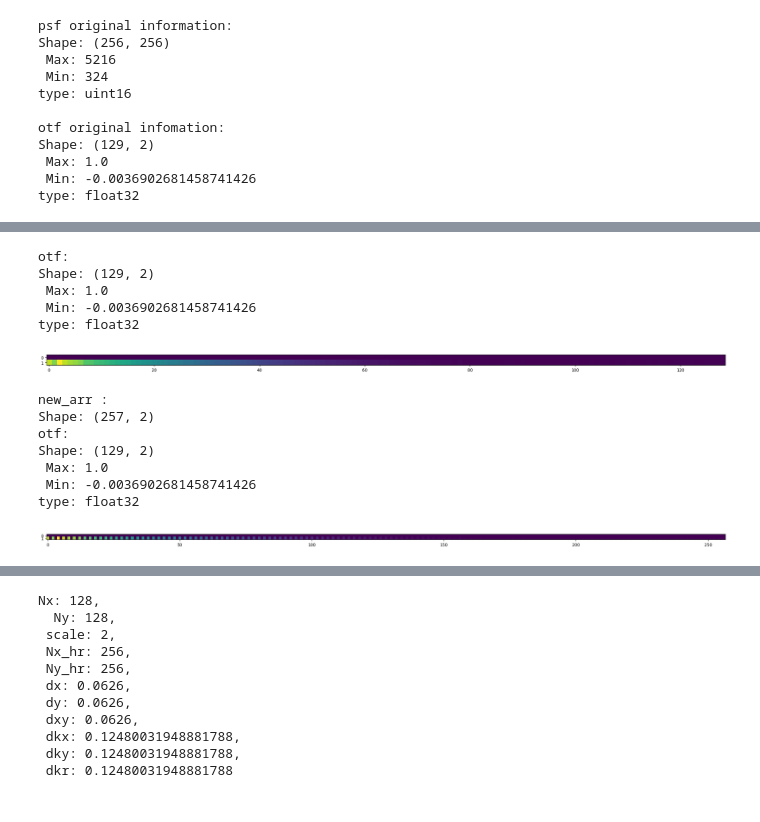
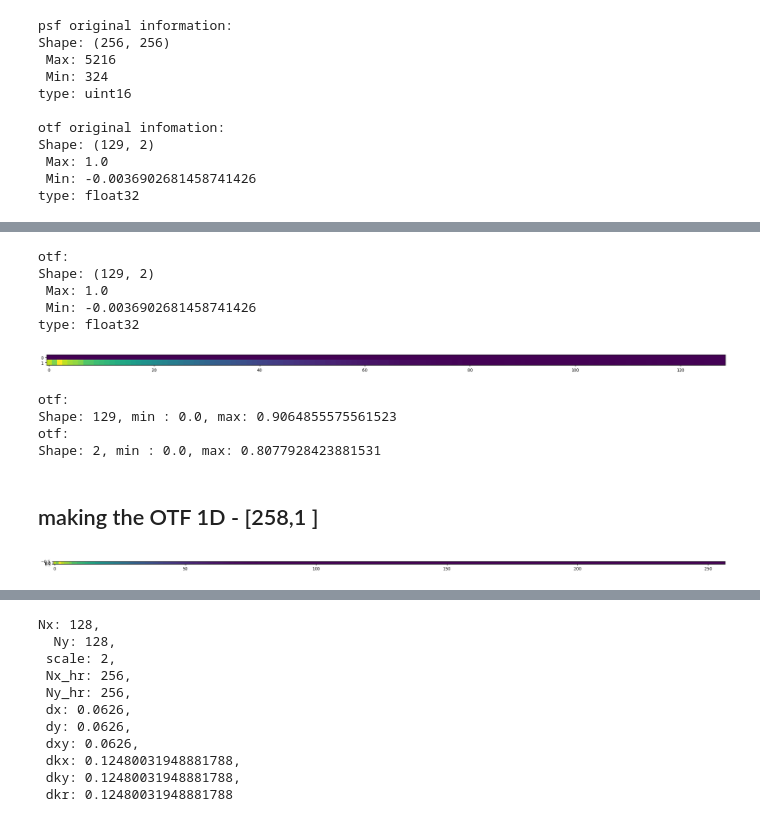
Before and after one commit to ArghaSarker/RDL-SIM-cleanup, a Jupyter notebook: oft_and_psf_extractor.ipynb, the cells around one changed output, grey strips where cells are left out. Drawn from its saved outputs; the diff is of its cells as text; code cells hidden in the pictures.

```diff
--- a/oft_and_psf_extractor.ipynb
+++ b/oft_and_psf_extractor.ipynb
@@ -35,6 +54,9 @@ print(f'otf: \nShape: {otf.shape}\n Max: {otf.max()}\n Min: {otf.min()} \ntype:
 plt.figure(figsize=(30, 20))
 plt.imshow(np.rot90(otf))
 plt.show()
+
+print(f'otf: \nShape: {otf.shape[0]}, min : {otf[0].min()}, max: {otf[0].max()}')
+print(f'otf: \nShape: {otf.shape[1]}, min : {otf[1].min()}, max: {otf[1].max()}')
 # %% [output]
 otf:
 Shape: (129, 2)
@@ -42,32 +64,28 @@ Shape: (129, 2)
  Min: -0.0036902681458741426
 type: float32
 [figure]
+otf:
+Shape: 129, min : 0.0, max: 0.9064855575561523
+otf:
+Shape: 2, min : 0.0, max: 0.8077928423881531
+# %% [markdown]
+##  making the OTF 1D - [258,1 ]
 # %%
 import numpy as np
 
 # Example array of shape (129, 2)
 arr = otf  # replace this with your actual array
 
-# Create a new array of zeros with the desired shape (257, 2)
-new_arr = np.zeros((257, 2))
+# to do.
+# my array is 129,2. I want to make it 257,1
 
-# Fill in the first row with alternating values and zeros
-new_arr[0::2, :] = otf
-
-# The second row remains zeros by default
-
-print(f'new_arr : \nShape: {new_arr.shape}')
-
-print(f'otf: \nShape: {otf.shape}\n Max: {otf.max()}\n Min: {otf.min()} \ntype: {otf.dtype}')
+# Create a new array of shape (257, 1) with the same data
+new_arr = np.zeros((257, 1), dtype=arr.dtype)
+new_arr[:129, 0] = arr[:, 0]
+new_arr[128:, 0] = arr[:, 1]
+# plot it
 plt.figure(figsize=(30, 20))
 plt.imshow(np.rot90(new_arr))
 plt.show()
 # %% [output]
-new_arr :
-Shape: (257, 2)
-otf:
-Shape: (129, 2)
- Max: 1.0
- Min: -0.0036902681458741426
-type: float32
-[figure, old version]
+[figure, new version]
```
Also changed, not shown: parts of 23 cells of this notebook.
